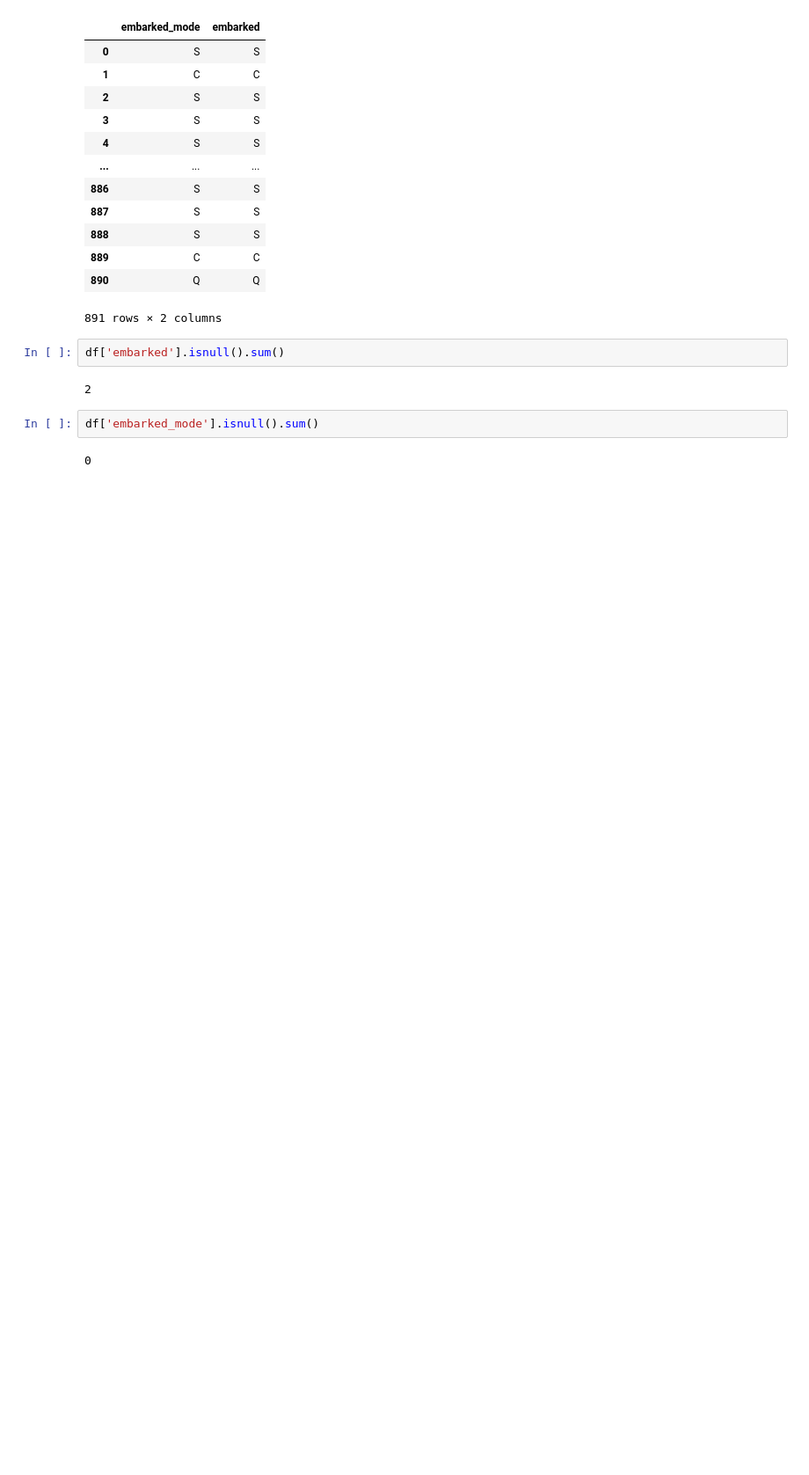
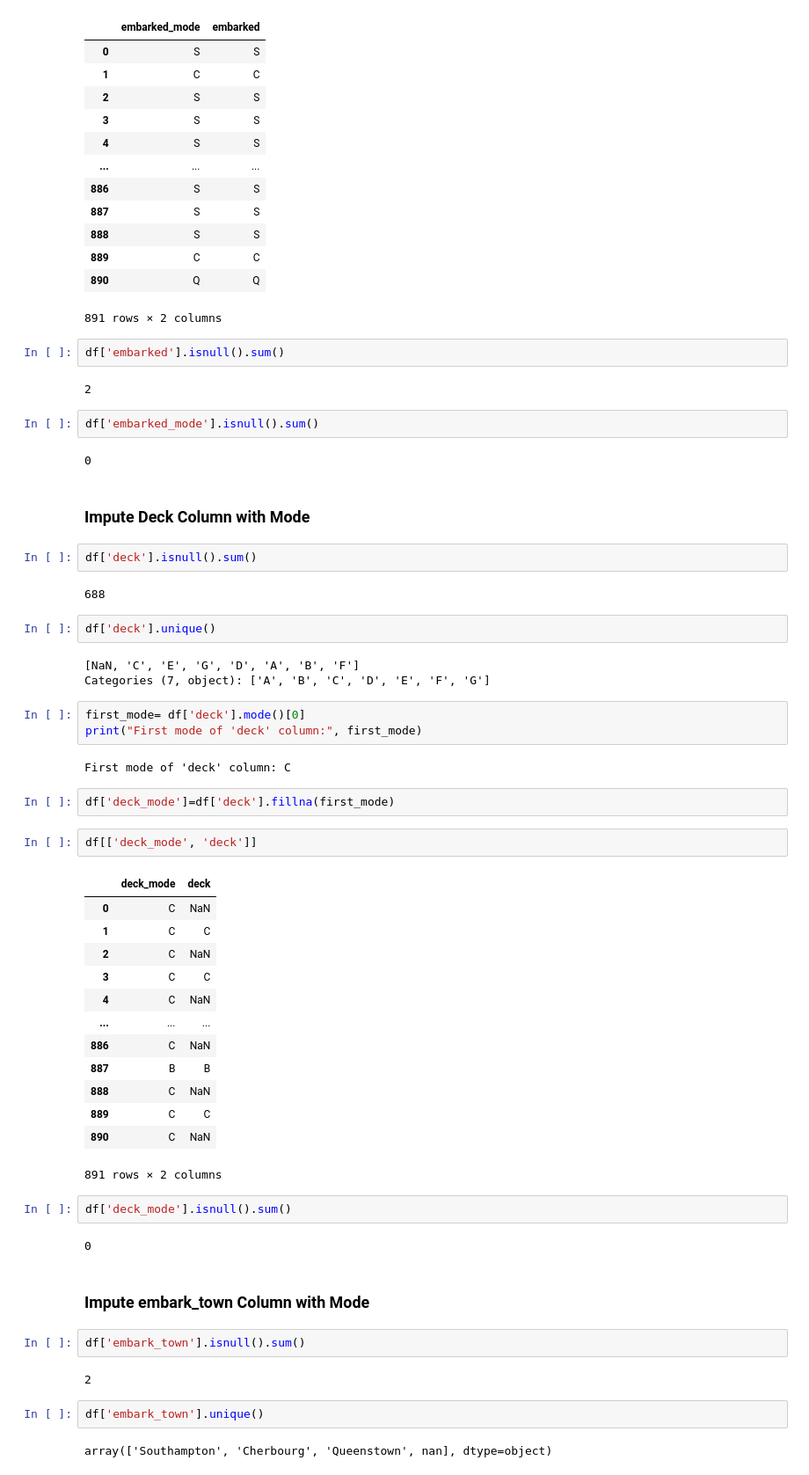
Before and after one commit to Thejaswee-Badepalle/Machine-Learning, a Jupyter notebook: Handling Missing Values.ipynb, the cells around one changed output. Shown at 88% size. Saved outputs shown, nothing was run; the diff lists cells and outputs as text; blank space fills up the shorter version.

```diff
--- a/Handling Missing Values.ipynb
+++ b/Handling Missing Values.ipynb
@@ -163,3 +165,51 @@ df['embarked'].isnull().sum()
 df['embarked_mode'].isnull().sum()
 # %% [output]
 0
+# %% [markdown]
+### Impute Deck Column with Mode
+# %%
+df['deck'].isnull().sum()
+# %% [output]
+688
+# %%
+df['deck'].unique()
+# %% [output]
+[NaN, 'C', 'E', 'G', 'D', 'A', 'B', 'F']
+Categories (7, object): ['A', 'B', 'C', 'D', 'E', 'F', 'G']
+# %%
+first_mode= df['deck'].mode()[0]
+print("First mode of 'deck' column:", first_mode)
+# %% [output]
+First mode of 'deck' column: C
+# %%
+df['deck_mode']=df['deck'].fillna(first_mode)
+# %%
+df[['deck_mode', 'deck']]
+# %% [output]
+|  | deck_mode | deck |
+| 0 | C | NaN |
+| 1 | C | C |
+| 2 | C | NaN |
+| 3 | C | C |
+| 4 | C | NaN |
+| ... | ... | ... |
+| 886 | C | NaN |
+| 887 | B | B |
+| 888 | C | NaN |
+| 889 | C | C |
+| 890 | C | NaN |
+891 rows × 2 columns
+# %%
+df['deck_mode'].isnull().sum()
+# %% [output]
+0
+# %% [markdown]
+### Impute embark_town Column with Mode
+# %%
+df['embark_town'].isnull().sum()
+# %% [output]
+2
+# %%
+df['embark_town'].unique()
+# %% [output]
+array(['Southampton', 'Cherbourg', 'Queenstown', nan], dtype=object)
```
Also changed, not shown: parts of 6 cells of this notebook.
